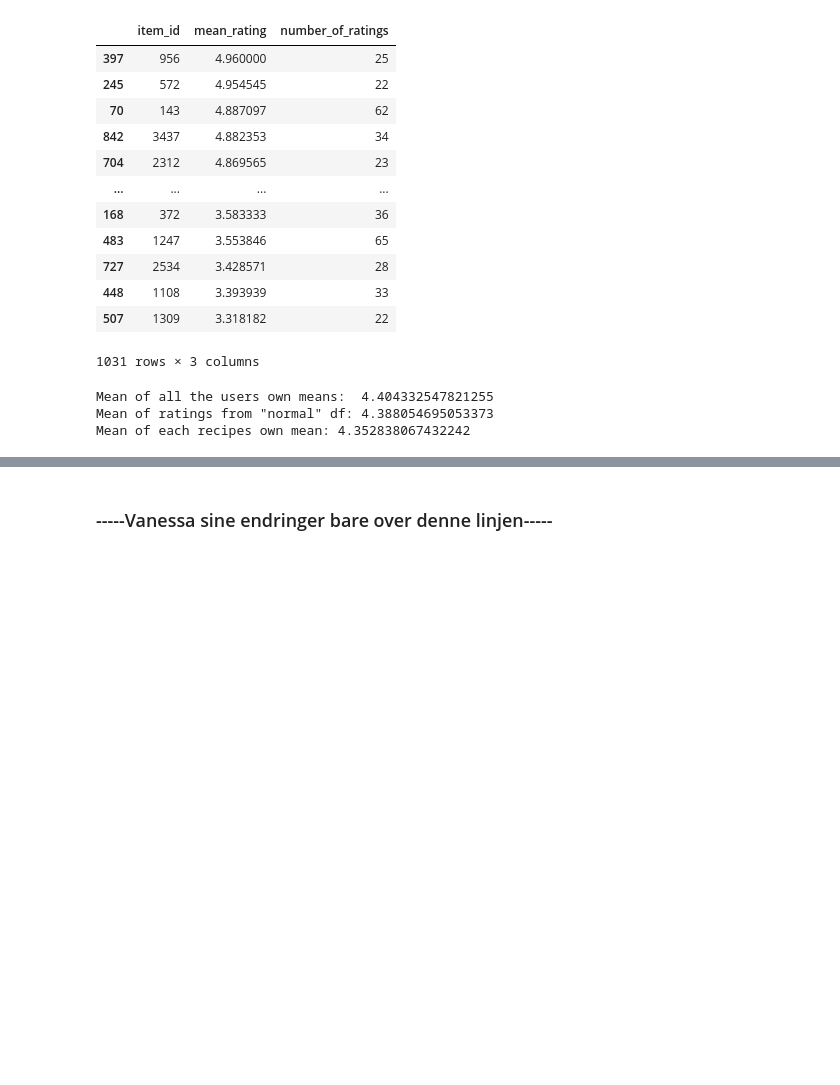
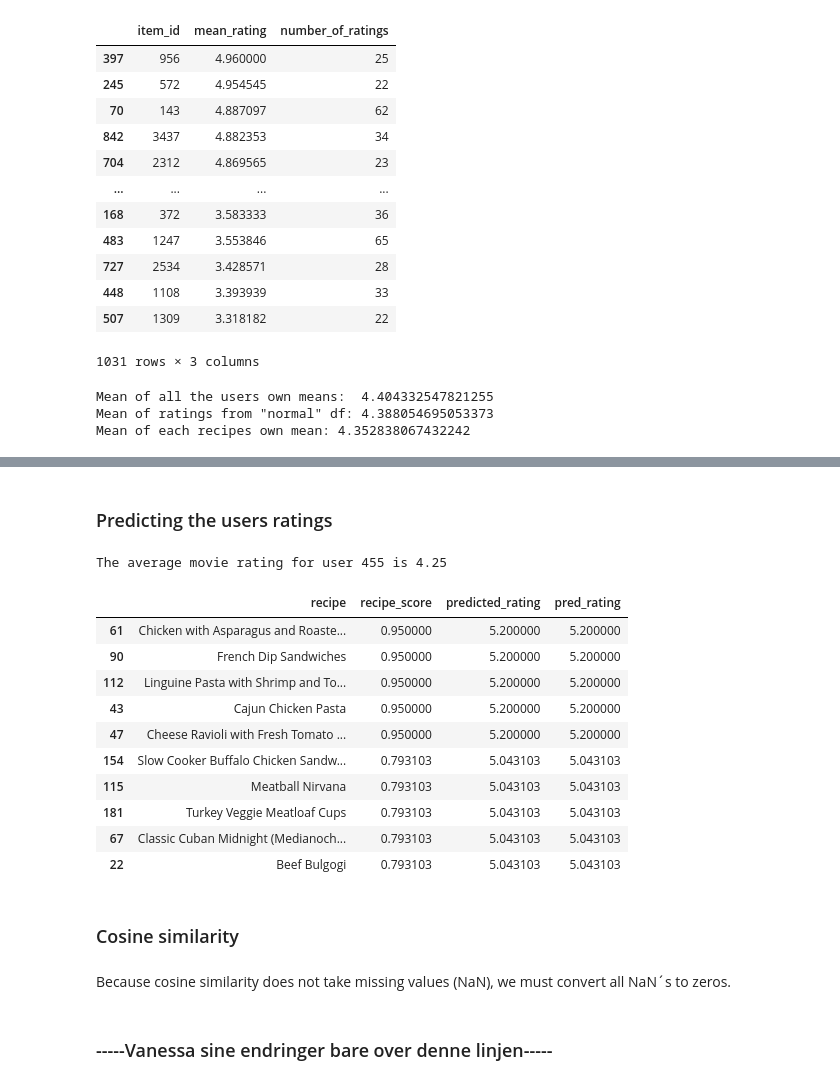
Before and after one commit to snorrealv/info345_semester_assignment, a Jupyter notebook: basic_recommender.ipynb, the cells around one changed output, grey strips where cells are left out. Drawn from its saved outputs; the diff is of its cells as text; code cells hidden in the pictures; blank space fills up the shorter version.

```diff
--- a/basic_recommender.ipynb
+++ b/basic_recommender.ipynb
@@ -215,0 +365,32 @@ Mean of each recipes own mean: 4.352838067432242
+# %%
+# Which recipe should we recommend to our user?
+
+# The recipe ratings are weighted by the similarity scores, the recommended items
+#   are determined by the weighted average of user similarity score and recipe rating
+
+
+
+# The following code iterates through the recipes and users to get the item score,
+#   ranks the score from high to low and picks the top 10 recipes.
+
+item_scores = {}   #dict to store item scores
+
+for i in sim_user_recipes.columns:
+    recipe_rating = sim_user_recipes[i]
+    total_score = 0
+    num_scores = 0
+    for j in sim_users.index:
+        if pd.isna(recipe_rating[j]) == False:
+            sum_score_rating = sim_users[j] * recipe_rating[j]
+            total_score += sum_score_rating
+            num_scores+=1
+    item_scores[i] = total_score/num_scores
+#turning dict into dataframe
+item_scores = pd.DataFrame(item_scores.items(),columns=['recipe', 'recipe_score'])
+
+ranking_recipe_scores = item_scores.sort_values(by='recipe_score', ascending=False)
+
+top = 10
+
+# Show top recipes
+ranking_recipe_scores.head(top)
@@ -215,0 +409,26 @@ Mean of each recipes own mean: 4.352838067432242
+# %% [markdown]
+### Predicting the users ratings
+# %%
+# The average rating for our user
+avg_rating = ratings_matrix[ratings_matrix.index == our_user].T.mean()[our_user]
+
+# Print the average rating
+print(f'The average movie rating for user {our_user} is {avg_rating:.2f}')
+
+# Calcuate the predicted rating
+ranking_recipe_scores['pred_rating'] = ranking_recipe_scores['recipe_score'] + avg_rating
+
+ranking_recipe_scores.head(top)
+# %% [output]
+The average movie rating for user 455 is 4.25
+|  | recipe | recipe_score | predicted_rating | pred_rating |
+| 61 | Chicken with Asparagus and Roaste... | 0.950000 | 5.200000 | 5.200000 |
+| 90 | French Dip Sandwiches | 0.950000 | 5.200000 | 5.200000 |
+| 112 | Linguine Pasta with Shrimp and To... | 0.950000 | 5.200000 | 5.200000 |
+| 43 | Cajun Chicken Pasta | 0.950000 | 5.200000 | 5.200000 |
+| 47 | Cheese Ravioli with Fresh Tomato ... | 0.950000 | 5.200000 | 5.200000 |
+| 154 | Slow Cooker Buffalo Chicken Sandw... | 0.793103 | 5.043103 | 5.043103 |
+| 115 | Meatball Nirvana | 0.793103 | 5.043103 | 5.043103 |
+| 181 | Turkey Veggie Meatloaf Cups | 0.793103 | 5.043103 | 5.043103 |
+| 67 | Classic Cuban Midnight (Medianoch... | 0.793103 | 5.043103 | 5.043103 |
+| 22 | Beef Bulgogi | 0.793103 | 5.043103 | 5.043103 |
@@ -215,0 +437,4 @@ Mean of each recipes own mean: 4.352838067432242
+# %% [markdown]
+### Cosine similarity
+# %% [markdown]
+Because cosine similarity does not take missing values (NaN), we must convert all NaN´s to zeros.
```
Also changed, not shown: parts of 29 cells of this notebook.
